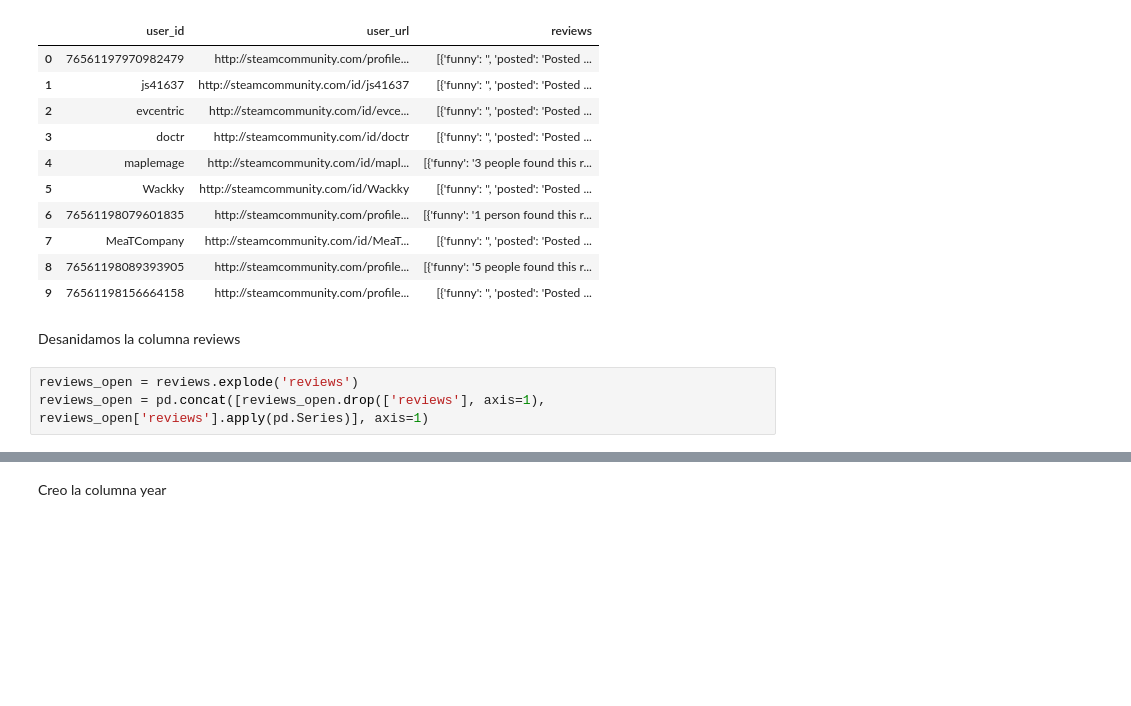
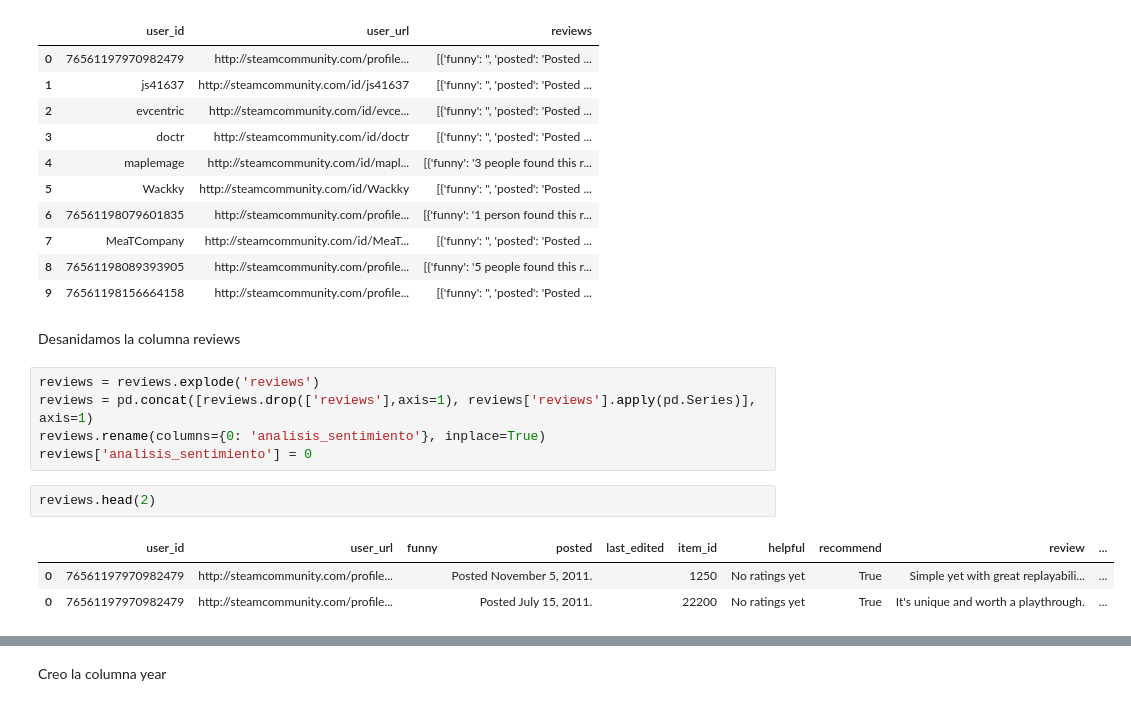
Before and after one commit to facu-corvalan/PI_ML_OPS, a Jupyter notebook: ETL/reviews.ipynb, the cells around one changed output, grey strips where cells are left out. Saved outputs shown, nothing was run; the diff lists cells and outputs as text; blank space fills up the shorter version.

```diff
--- a/ETL/reviews.ipynb
+++ b/ETL/reviews.ipynb
@@ -34,6 +33,14 @@ reviews.head(10)
 # %% [markdown]
 Desanidamos la columna reviews
 # %%
-reviews_open = reviews.explode('reviews')
-reviews_open = pd.concat([reviews_open.drop(['reviews'], axis=1), reviews_open['reviews'].apply(pd.Series)], axis=1)
+reviews = reviews.explode('reviews')
+reviews = pd.concat([reviews.drop(['reviews'],axis=1), reviews['reviews'].apply(pd.Series)], axis=1)
+reviews.rename(columns={0: 'analisis_sentimiento'}, inplace=True)
+reviews['analisis_sentimiento'] = 0
+# %%
+reviews.head(2)
+# %% [output]
+|  | user_id | user_url | funny | posted | last_edited | item_id | helpful | recommend | review | ... |
+| 0 | 76561197970982479 | http://steamcommunity.com/profile... |  | Posted November 5, 2011. |  | 1250 | No ratings yet | True | Simple yet with great replayabili... | ... |
+| 0 | 76561197970982479 | http://steamcommunity.com/profile... |  | Posted July 15, 2011. |  | 22200 | No ratings yet | True | It's unique and worth a playthrough. | ... |
 # %%
```
Also changed, not shown: parts of 15 cells of this notebook, 7 other files.
